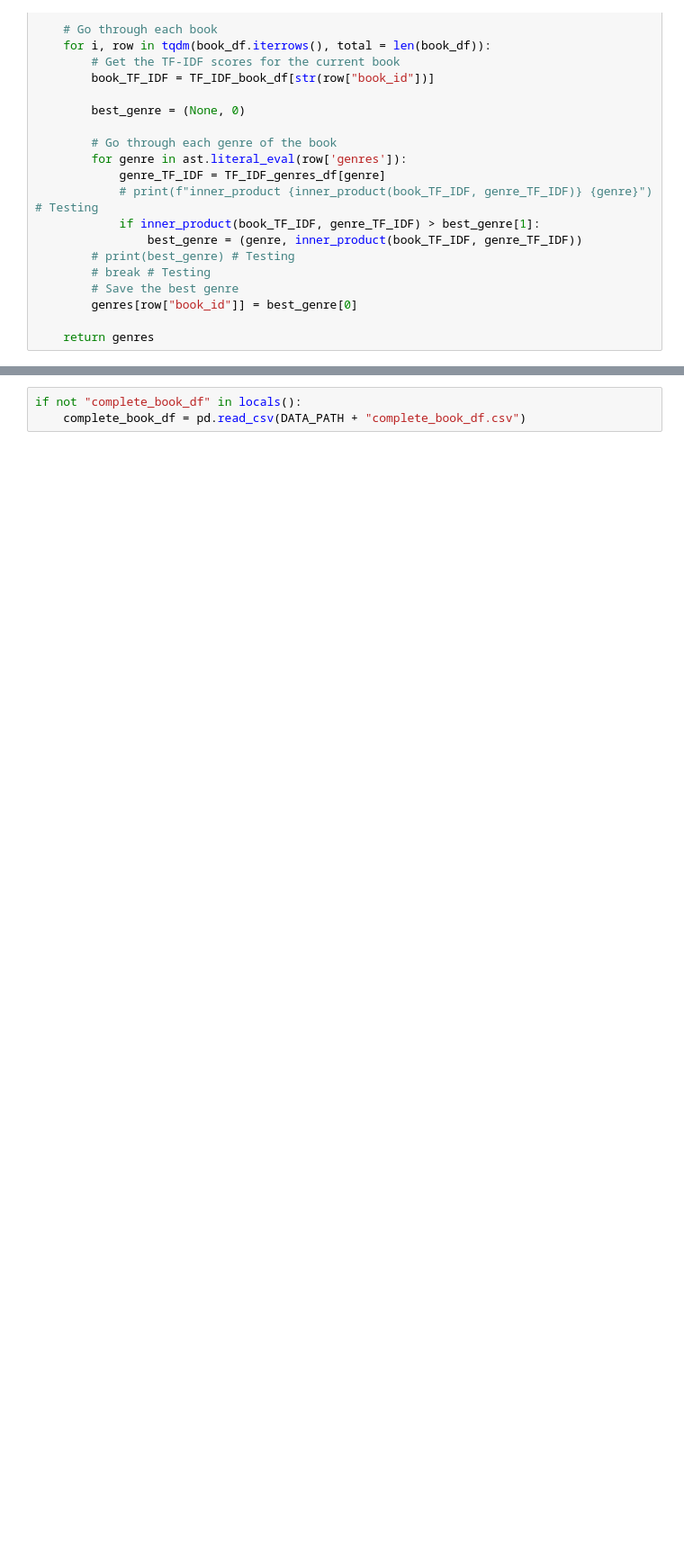
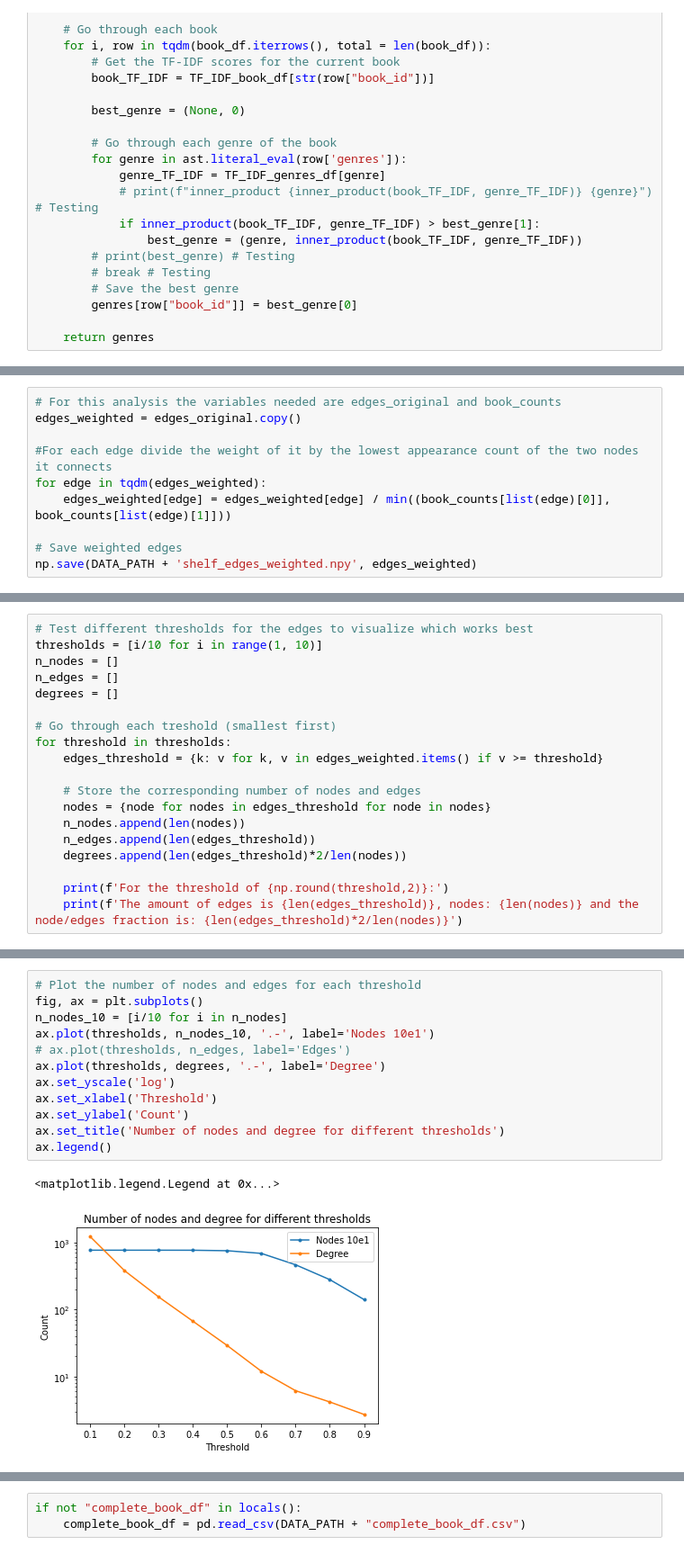
Before and after one commit to davidAlvaBro/comsocsci_final_proj, a Jupyter notebook: Explainer_notebook.ipynb, the cells around one changed output, grey strips where cells are left out. Shown at 90% size. Drawn from its saved outputs; the diff is of its cells as text; blank space fills up the shorter version.

```diff
--- a/Explainer_notebook.ipynb
+++ b/Explainer_notebook.ipynb
@@ -681,0 +557,10 @@ def create_network(threshold=0.5):
+# %%
+# For this analysis the variables needed are edges_original and book_counts
+edges_weighted = edges_original.copy()
+
+#For each edge divide the weight of it by the lowest appearance count of the two nodes it connects
+for edge in tqdm(edges_weighted):
+    edges_weighted[edge] = edges_weighted[edge] / min((book_counts[list(edge)[0]], book_counts[list(edge)[1]]))
+
+# Save weighted edges
+np.save(DATA_PATH + 'shelf_edges_weighted.npy', edges_weighted)
@@ -681,0 +576,19 @@ def create_network(threshold=0.5):
+# %%
+# Test different thresholds for the edges to visualize which works best
+thresholds = [i/10 for i in range(1, 10)]
+n_nodes = []
+n_edges = []
+degrees = []
+
+# Go through each treshold (smallest first)
+for threshold in thresholds:
+    edges_threshold = {k: v for k, v in edges_weighted.items() if v >= threshold}
+
+    # Store the corresponding number of nodes and edges
+    nodes = {node for nodes in edges_threshold for node in nodes}
+    n_nodes.append(len(nodes))
+    n_edges.append(len(edges_threshold))
+    degrees.append(len(edges_threshold)*2/len(nodes))
+
+    print(f'For the threshold of {np.round(threshold,2)}:')
+    print(f'The amount of edges is {len(edges_threshold)}, nodes: {len(nodes)} and the node/edges fraction is: {len(edges_threshold)*2/len(nodes)}')
@@ -681,0 +614,15 @@ def create_network(threshold=0.5):
+# %%
+# Plot the number of nodes and edges for each threshold
+fig, ax = plt.subplots()
+n_nodes_10 = [i/10 for i in n_nodes]
+ax.plot(thresholds, n_nodes_10, '.-', label='Nodes 10e1')
+# ax.plot(thresholds, n_edges, label='Edges')
+ax.plot(thresholds, degrees, '.-', label='Degree')
+ax.set_yscale('log')
+ax.set_xlabel('Threshold')
+ax.set_ylabel('Count')
+ax.set_title('Number of nodes and degree for different thresholds')
+ax.legend()
+# %% [output]
+<matplotlib.legend.Legend at 0x...>
+[figure, added]
```
Also changed, not shown: parts of 71 cells of this notebook.
